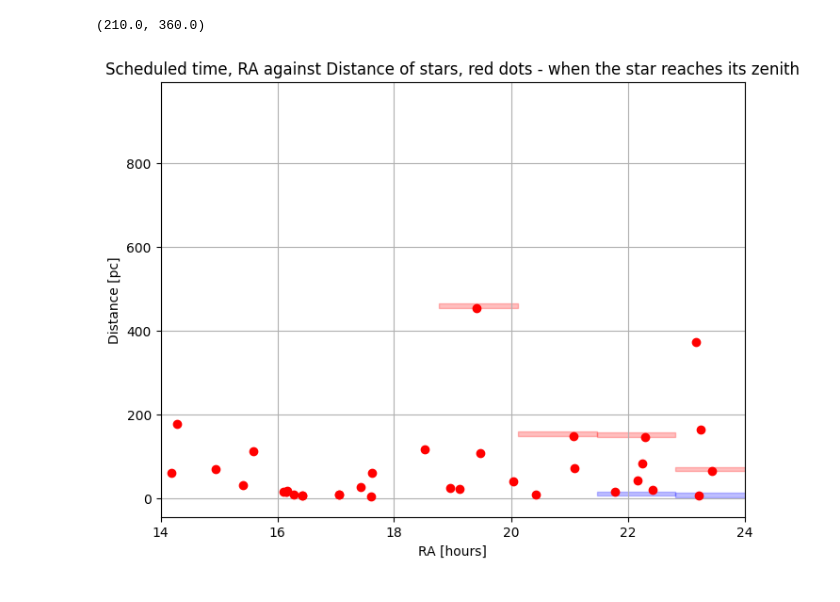
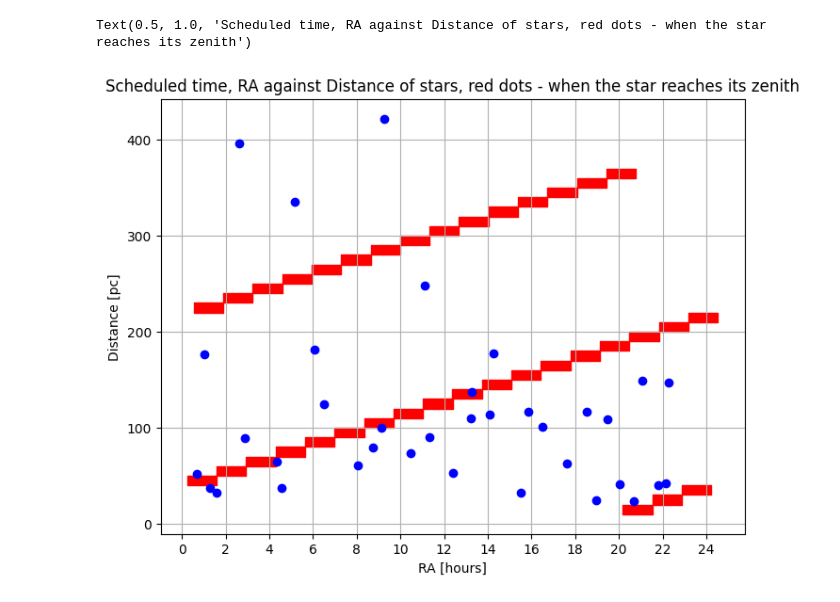
Before and after one commit to ismisebrendan/Breakthrough_Listen_summer_obs_24, a Jupyter notebook: sch.ipynb, the cells around one changed output. Cells and saved outputs as stored; diff of their text form; code cells hidden in the pictures.

```diff
--- a/sch.ipynb
+++ b/sch.ipynb
@@ -190,12 +185,7 @@ def want(objects):
     else:
         want(objects)
 # %%
-##################################
-#                                #
-#   Set up times and locations   #
-#                                #
-##################################
-
+# Set up times and locations
 
 valid_dates = False
 valid_times = False
@@ -211,11 +201,11 @@ while valid_dates == False:
         valid_dates = True
 
 while valid_times == False:
-    start_time = check_time('Please enter starting time of observation (HH:MM:SS): ', True)
-    end_time = check_time('Please enter ending time of observation (HH:MM:SS): ', True)
+    start_time = check_time('Please enter starting time of observation (HH:MM): ')
+    end_time = check_time('Please enter ending time of observation (HH:MM): ')
 
     if start_date == end_date:
-        if (start_time == end_time) or (int(start_time[0:2]) > int(end_time[0:2])) or (int(start_time[0:2]) == int(end_time[0:2]) and int(start_time[3:5]) > int(end_time[3:5])) or (int(start_time[0:2]) == int(end_time[0:2]) and int(start_time[3:5]) == int(end_time[3:5]) and int(start_time[6:8]) >= int(end_time[6:8])):
+        if (start_time == end_time) or (int(start_time[0:2]) > int(end_time[0:2])) or (int(start_time[0:2]) == int(end_time[0:2]) and int(start_time[3:5]) > int(end_time[3:5])):
             print('End time must be later than the start time')
         else:
             valid_times = True
@@ -247,7 +237,6 @@ print('Starting LST at midpoint:', LST_start_mid)
 get_lst(birr_loc, starting, 'Birr')
 get_lst(onsala_loc, starting, 'Onsala')
 
-
 print('\n')
 
 print('Ending LST at midpoint:', LST_end_mid)
@@ -497,56 +450,28 @@ plt.show()
 # %%
 # Plot Actual viewing times
 fig, ax = plt.subplots(figsize=(8,6))
 ax.grid(True)
 
 start_deg = LST_start_mid.value * 360/24
 
-# Initially don't take into account the pulsar observation
-pulsar_offset = 0
 
-pulsar_obs = False
-
-for i in range(len(target_list)):
+for i in range(1, len(target_list)):
     # Plot from start time of observation to +20 degrees (1 hr 20 mins)
     index = planets['hostname'] == target_list[i]
     ind = np.argwhere(index)[0][0]
 
-    # Plot at [len of planet observation * no planets already observed in hours + the initial offset as not starting from 0 + 1 minute for each wait + the offest due to the pulsar observation if necessary]
-    ax.broken_barh([(pointing_time_planet * i * 15 + start_deg + pulsar_offset, pointing_time_planet * 15)], (planets['sy_dist'][ind], 10), color=[1, 0, 0, 0.25])
-    #ax.text(pointing_time_planet * i * 15 + start_deg + pulsar_offset, planets['sy_dist'][ind], planets['hostname'][ind])
-    ax.plot(planets['ra'][ind], planets['sy_dist'][ind], 'ro')
-
-for i in range(len(target_list_times)):
-    # Plot from start time of observation to +20 degrees (1 hr 20 mins)
-    index = planets['hostname'] == target_list_times[i]
-    ind = np.argwhere(index)[0][0]
-
-    # Plot at [len of planet observation * no planets already observed in hours + the initial offset as not starting from 0 + 1 minute for each wait + the offest due to the pulsar observation if necessary]
-    ax.broken_barh([(pointing_time_planet * i * 15 + start_deg + pulsar_offset, pointing_time_planet * 15)], (planets['sy_dist'][ind], 10), color=[0, 1, 0, 0.25])
-    #ax.text(pointing_time_planet * i * 15 + start_deg + pulsar_offset, planets['sy_dist'][ind], planets['hostname'][ind])
-    ax.plot(planets['ra'][ind], planets['sy_dist'][ind], 'ro')
-
-for i in range(len(target_list_plus)):
-    # Plot from start time of observation to +20 degrees (1 hr 20 mins)
-    index = planets['hostname'] == target_list_plus[i]
-    ind = np.argwhere(index)[0][0]
-
-    # Plot at [len of planet observation * no planets already observed in hours + the initial offset as not starting from 0 + 1 minute for each wait + the offest due to the pulsar observation if necessary]
-    ax.broken_barh([(pointing_time_planet * i * 15 + start_deg + pulsar_offset, pointing_time_planet * 15)], (planets['sy_dist'][ind], 10), color=[0, 0, 1, 0.25])
-    #ax.text(pointing_time_planet * i * 15 + start_deg + pulsar_offset, planets['sy_dist'][ind], planets['hostname'][ind])
-    ax.plot(planets['ra'][ind], planets['sy_dist'][ind], 'ro')
+    # Plot at [len of planet observation * no planets already observed in hours + the initial offset as not starting from 0]
+    ax.broken_barh([((pointing_time_planet * i * 15 + start_deg) % 360, (pointing_time_planet * 15) % 360)], (i*10, 10), color='red')
+    #ax.text(pointing_time_planet * i * 15 + start_deg, planets['sy_dist'][ind], planets['hostname'][ind])
+    ax.plot(planets['ra'][ind], planets['sy_dist'][ind], 'bo')
 
 ax.set_xticks(np.arange(0, 361, 30))
 ax.set_xticklabels(np.arange(0, 25, 2))
 ax.set_xlabel('RA [hours]')
 ax.set_ylabel('Distance [pc]')
 ax.set_title('Scheduled time, RA against Distance of stars, red dots - when the star reaches its zenith')
-
-
-ax.set_xlim([14*15, 24*15])
-#ax.set_ylim([0, 400])
 # %% [output]
-(210.0, 360.0)
+Text(0.5, 1.0, 'Scheduled time, RA against Distance of stars, red dots - when the star reaches its zenith')
-[figure, old version]
+[figure, new version]
 # %%
 # Output schedule with pointings and timings in iLiSA format
```
Also changed, not shown: parts of 11 cells of this notebook, 6 other files.
